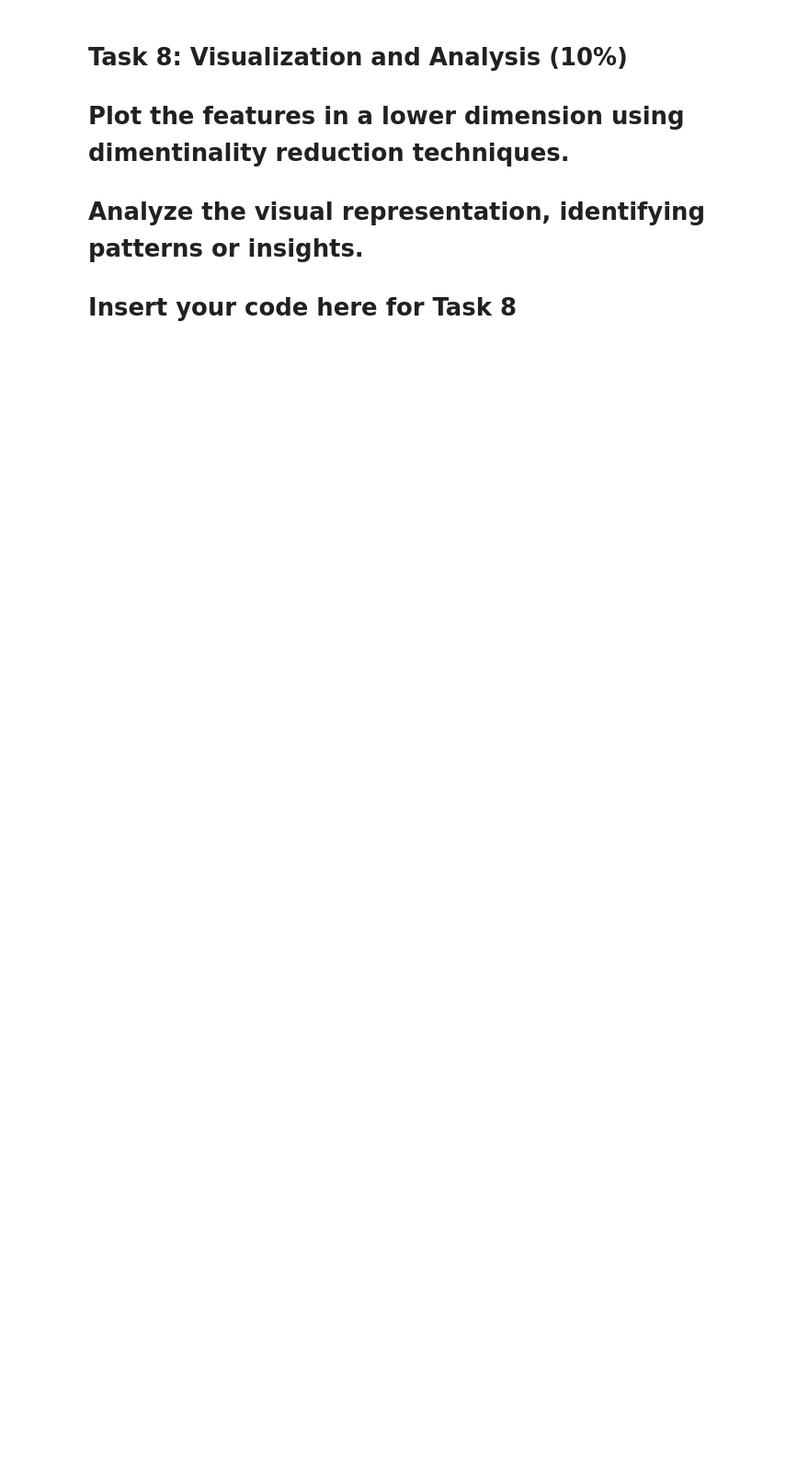
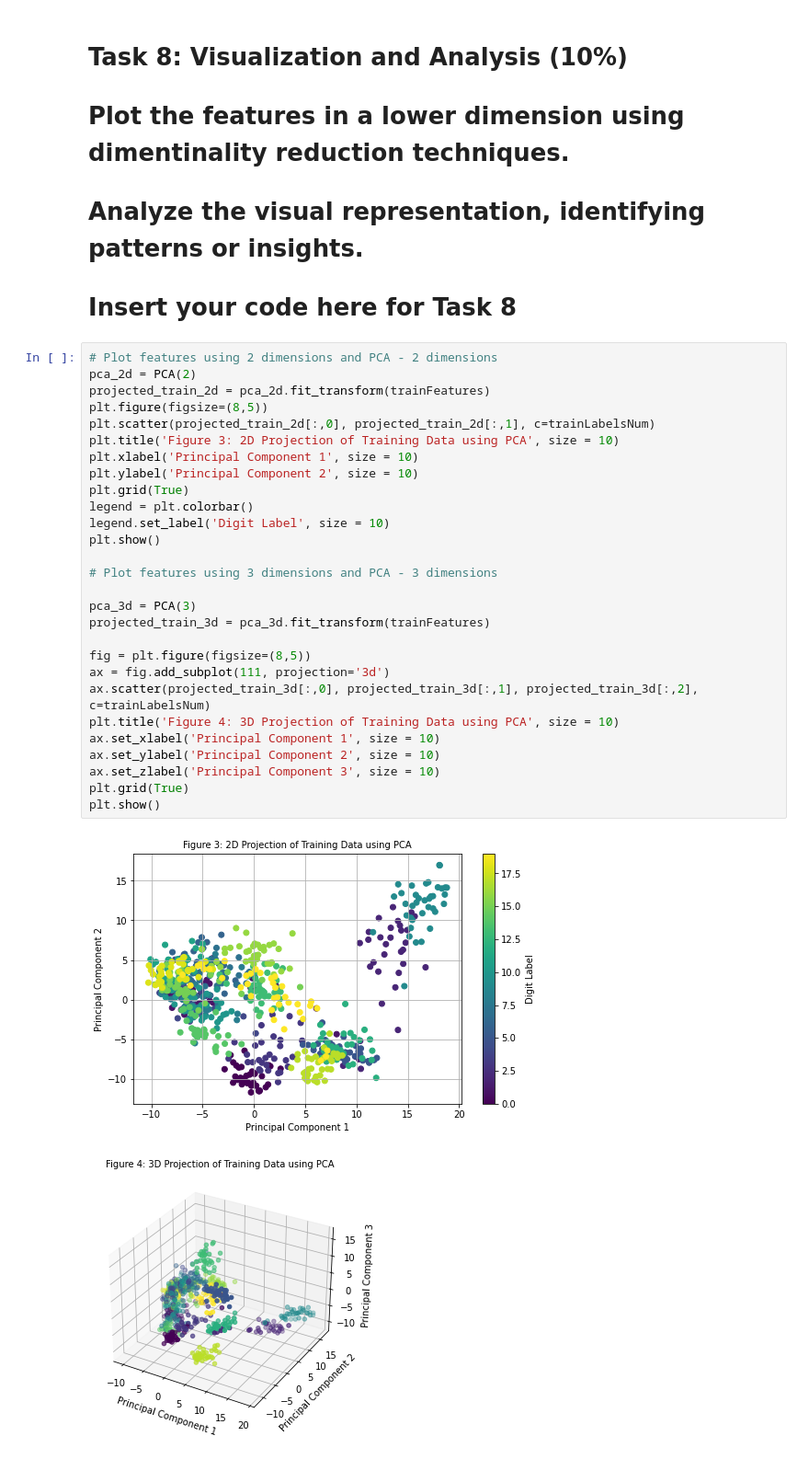
Before and after one commit to meglai/SYDE522, a Jupyter notebook: Assignment1.ipynb, the cells around one changed output. Shown at 92% size. Drawn from its saved outputs; the diff is of its cells as text; blank space fills up the shorter version.

```diff
--- a/Assignment1.ipynb
+++ b/Assignment1.ipynb
@@ -469,3 +469,34 @@ Since PCA reduces the noise in the data and projects points into a lower dimensi
 # Analyze the visual representation, identifying patterns or insights.
 
 # Insert your code here for Task 8
+# %%
+# Plot features using 2 dimensions and PCA - 2 dimensions
+pca_2d = PCA(2)
+projected_train_2d = pca_2d.fit_transform(trainFeatures)
+plt.figure(figsize=(8,5))
+plt.scatter(projected_train_2d[:,0], projected_train_2d[:,1], c=trainLabelsNum)
+plt.title('Figure 3: 2D Projection of Training Data using PCA', size = 10)
+plt.xlabel('Principal Component 1', size = 10)
+plt.ylabel('Principal Component 2', size = 10)
+plt.grid(True)
+legend = plt.colorbar()
+legend.set_label('Digit Label', size = 10)
+plt.show()
+
+# Plot features using 3 dimensions and PCA - 3 dimensions
+
+pca_3d = PCA(3)
+projected_train_3d = pca_3d.fit_transform(trainFeatures)
+
+fig = plt.figure(figsize=(8,5))
+ax = fig.add_subplot(111, projection='3d')
+ax.scatter(projected_train_3d[:,0], projected_train_3d[:,1], projected_train_3d[:,2], c=trainLabelsNum)
+plt.title('Figure 4: 3D Projection of Training Data using PCA', size = 10)
+ax.set_xlabel('Principal Component 1', size = 10)
+ax.set_ylabel('Principal Component 2', size = 10)
+ax.set_zlabel('Principal Component 3', size = 10)
+plt.grid(True)
+plt.show()
+# %% [output]
+[figure, added]
+[figure, added]
```
Also changed, not shown: parts of 7 cells of this notebook.
